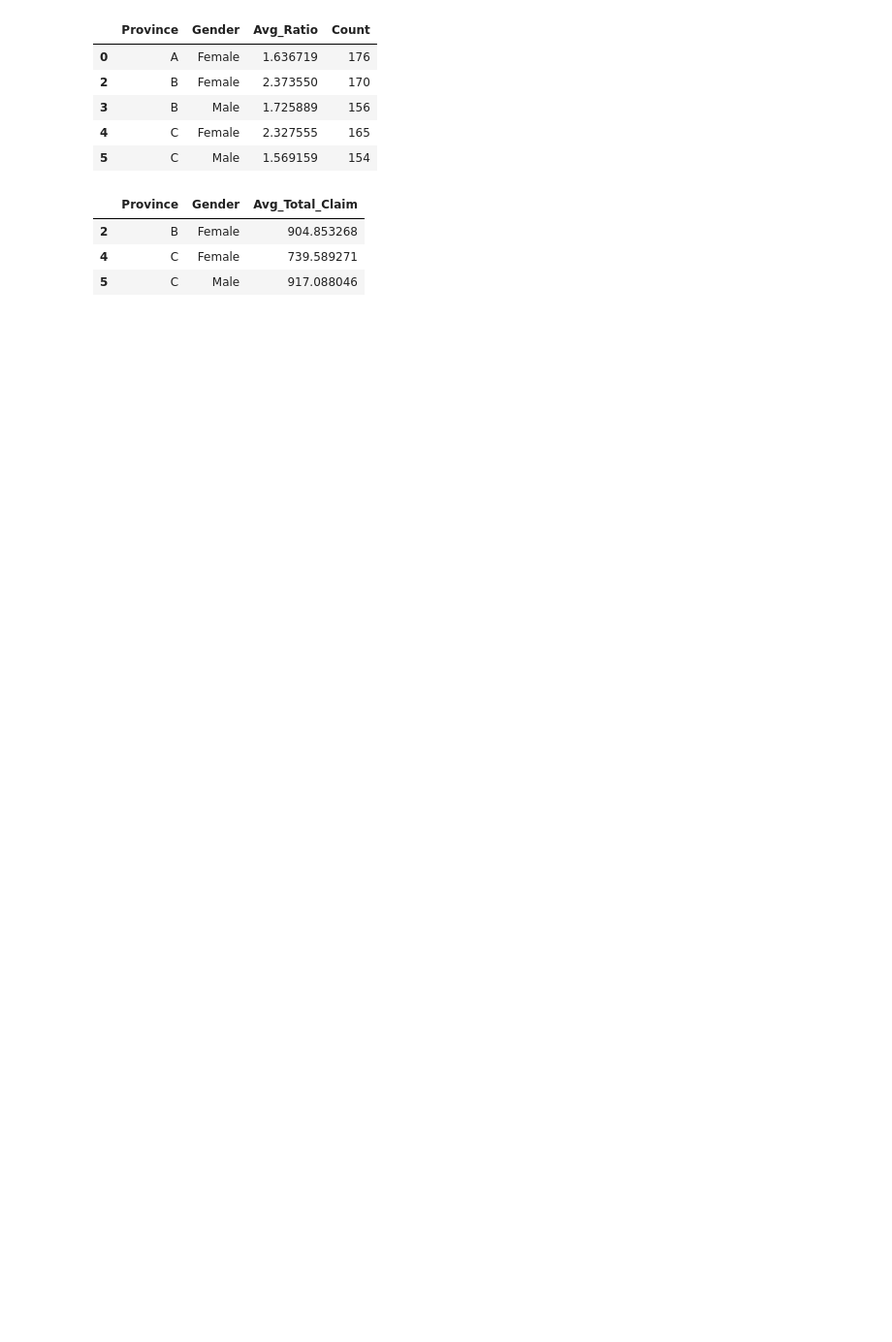
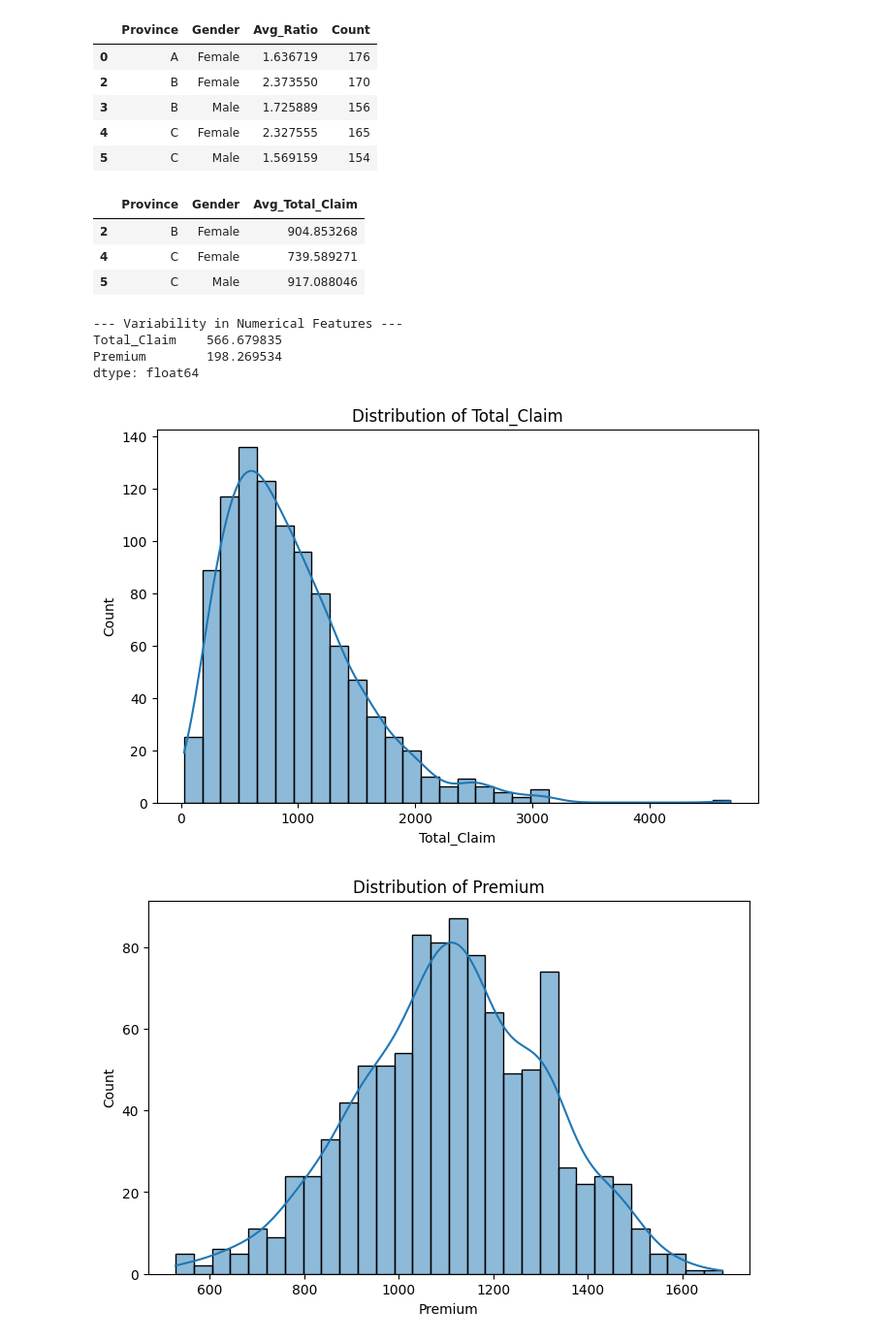
Before and after one commit to getnetShimels1/week3-AlphaCare-Insurance, a Jupyter notebook: notebooks/insurance_EDA.ipynb, the cells around one changed output. Shown: that part at 97% size. Cells and saved outputs as stored; diff of their text form; code cells hidden in the pictures; blank space fills up the shorter version.

```diff
--- a/notebooks/insurance_EDA.ipynb
+++ b/notebooks/insurance_EDA.ipynb
@@ -83,3 +149,24 @@ low_risk_targets
 | 2 | B | Female | 904.853268 |
 | 4 | C | Female | 739.589271 |
 | 5 | C | Male | 917.088046 |
+# %%
+# Descriptive Statistics for numerical features
+numerical_features = ['Total_Claim', 'Premium']  # Adjusted for the sample data
+variability = df[numerical_features].std()
+print("\n--- Variability in Numerical Features ---")
+print(variability)
+# %% [output]
+--- Variability in Numerical Features ---
+Total_Claim    566.679835
+Premium        198.269534
+dtype: float64
+# %%
+# Univariate Analysis: Distribution of Variables
+for column in numerical_features:
+    plt.figure(figsize=(8, 5))
+    sns.histplot(df[column].dropna(), kde=True, bins=30)
+    plt.title(f'Distribution of {column}')
+    plt.show()
+# %% [output]
+[figure, added]
+[figure, added]
```
Also changed, not shown: parts of 11 cells of this notebook, 1 other file.
